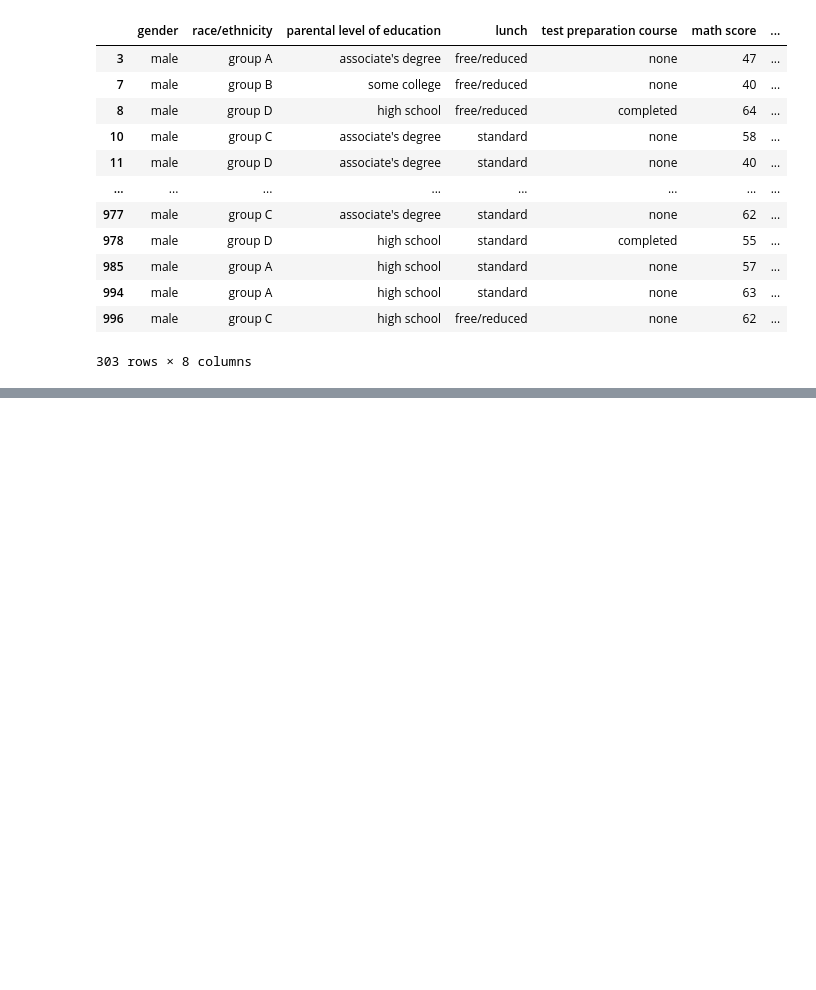
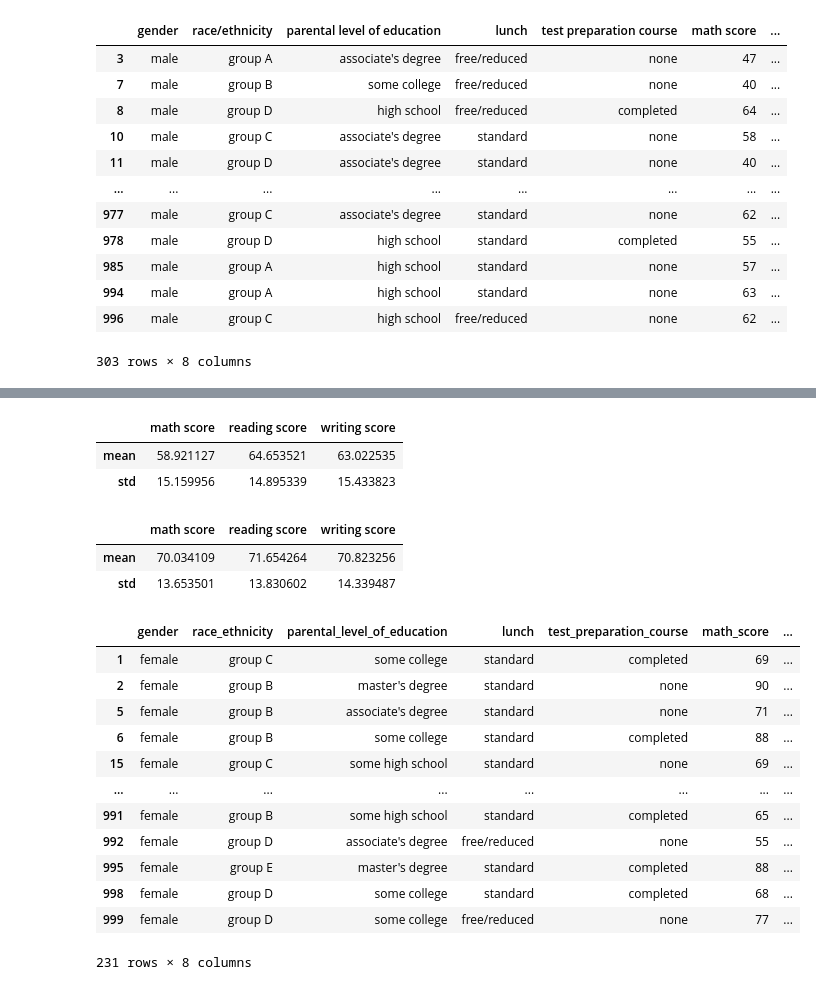
Before and after one commit to sschekotikhin/machine-learning, a Jupyter notebook: Stepik/DataScience/1_5.ipynb, the cells around one changed output, grey strips where cells are left out. Drawn from its saved outputs; the diff is of its cells as text; code cells hidden in the pictures; blank space fills up the shorter version.

```diff
--- a/Stepik/DataScience/1_5.ipynb
+++ b/Stepik/DataScience/1_5.ipynb
@@ -108,0 +121,37 @@ sp_df.loc[(sp_df['writing score'] < mean_ws) & (sp_df.gender == 'male')]
+# %%
+sp_df.loc[sp_df.lunch == 'free/reduced'].describe().loc[['mean', 'std']]
+# %% [output]
+|  | math score | reading score | writing score |
+| mean | 58.921127 | 64.653521 | 63.022535 |
+| std | 15.159956 | 14.895339 | 15.433823 |
+# %%
+sp_df.loc[sp_df.lunch == 'standard'].describe().loc[['mean', 'std']]
+# %% [output]
+|  | math score | reading score | writing score |
+| mean | 70.034109 | 71.654264 | 70.823256 |
+| std | 13.653501 | 13.830602 | 14.339487 |
+# %%
+sp_df = sp_df.rename(columns={
+    'parental level of education': 'parental_level_of_education',
+    'race/ethnicity': 'race_ethnicity',
+    'test preparation course': 'test_preparation_course',
+    'math score': 'math_score',
+    'reading score': 'reading_score',
+    'writing score': 'writing_score'
+})
+# %%
+sp_df.query('gender == "female" & writing_score > 75')
+# %% [output]
+|  | gender | race_ethnicity | parental_level_of_education | lunch | test_preparation_course | math_score | ... |
+| 1 | female | group C | some college | standard | completed | 69 | ... |
+| 2 | female | group B | master's degree | standard | none | 90 | ... |
+| 5 | female | group B | associate's degree | standard | none | 71 | ... |
+| 6 | female | group B | some college | standard | completed | 88 | ... |
+| 15 | female | group C | some high school | standard | none | 69 | ... |
+| ... | ... | ... | ... | ... | ... | ... | ... |
+| 991 | female | group B | some high school | standard | completed | 65 | ... |
+| 992 | female | group D | associate's degree | free/reduced | none | 55 | ... |
+| 995 | female | group E | master's degree | standard | completed | 88 | ... |
+| 998 | female | group D | some college | standard | completed | 68 | ... |
+| 999 | female | group D | some college | free/reduced | none | 77 | ... |
+231 rows × 8 columns
```
Also changed, not shown: parts of 11 cells of this notebook.
